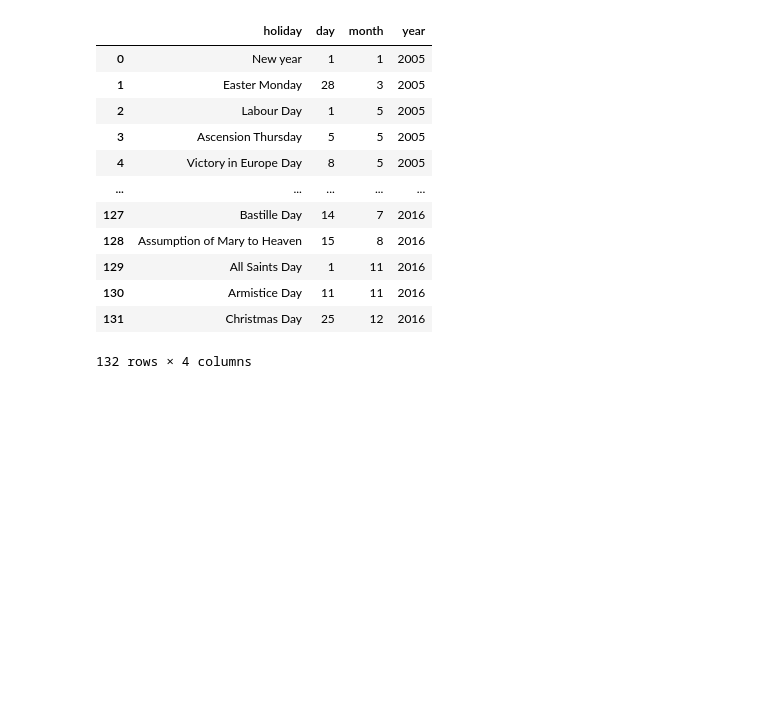
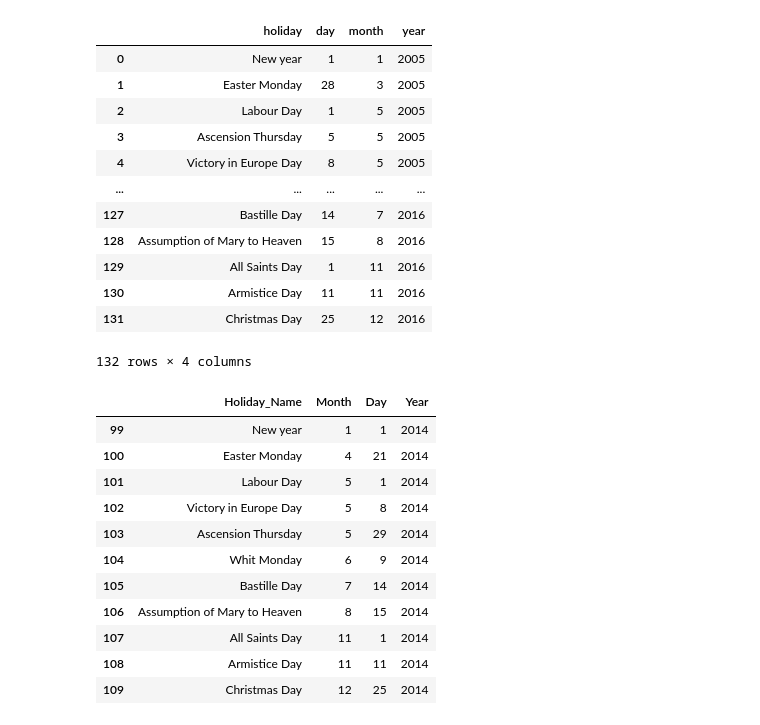
Before and after one commit to TheBlaze1/DataScience, a Jupyter notebook: AccidentsinFrance2005to2016.ipynb, the cells around one changed output. Saved outputs shown, nothing was run; the diff lists cells and outputs as text; code cells hidden in the pictures; blank space fills up the shorter version.

```diff
--- a/AccidentsinFrance2005to2016.ipynb
+++ b/AccidentsinFrance2005to2016.ipynb
@@ -705,4 +708,65 @@ df_holidays
 | 131 | Christmas Day | 25 | 12 | 2016 |
 132 rows × 4 columns
 # %%
-df_holidays_2005 = pd.DataFrame({"Acc_ID", "Month", "Day", "Year"})
+df_holidays_2005 = pd.DataFrame({"Holiday_Name": df_holidays.loc[df_holidays['year'] == 2006, 'holiday'],
+                                 "Month": df_holidays.loc[df_holidays["year"] == 2006, 'month'],
+                                 "Day": df_holidays.loc[df_holidays["year"] == 2006, 'day'],
+                                 "Year": df_holidays.loc[df_holidays["year"] == 2006, 'year']})
+df_holidays_2006 = pd.DataFrame({"Holiday_Name": df_holidays.loc[df_holidays['year'] == 2006, 'holiday'],
+                                 "Month": df_holidays.loc[df_holidays["year"] == 2006, 'month'],
+                                 "Day": df_holidays.loc[df_holidays["year"] == 2006, 'day'],
+                                 "Year": df_holidays.loc[df_holidays["year"] == 2006, 'year']})
+df_holidays_2007 = pd.DataFrame({"Holiday_Name": df_holidays.loc[df_holidays['year'] == 2007, 'holiday'],
+                                 "Month": df_holidays.loc[df_holidays["year"] == 2007, 'month'],
+                                 "Day": df_holidays.loc[df_holidays["year"] == 2007, 'day'],
+                                 "Year": df_holidays.loc[df_holidays["year"] == 2007, 'year']})
+df_holidays_2008 = pd.DataFrame({"Holiday_Name": df_holidays.loc[df_holidays['year'] == 2008, 'holiday'],
+                                 "Month": df_holidays.loc[df_holidays["year"] == 2008, 'month'],
+                                 "Day": df_holidays.loc[df_holidays["year"] == 2008, 'day'],
+                                 "Year": df_holidays.loc[df_holidays["year"] == 2008, 'year']})
+df_holidays_2009 = pd.DataFrame({"Holiday_Name": df_holidays.loc[df_holidays['year'] == 2009, 'holiday'],
+                                 "Month": df_holidays.loc[df_holidays["year"] == 2009, 'month'],
+                                 "Day": df_holidays.loc[df_holidays["year"] == 2009, 'day'],
+                                 "Year": df_holidays.loc[df_holidays["year"] == 2009, 'year']})
+df_holidays_2010 = pd.DataFrame({"Holiday_Name": df_holidays.loc[df_holidays['year'] == 2010, 'holiday'],
+                                 "Month": df_holidays.loc[df_holidays["year"] == 2010, 'month'],
+                                 "Day": df_holidays.loc[df_holidays["year"] == 2010, 'day'],
+                                 "Year": df_holidays.loc[df_holidays["year"] == 2010, 'year']})
+df_holidays_2011 = pd.DataFrame({"Holiday_Name": df_holidays.loc[df_holidays['year'] == 2011, 'holiday'],
+                                 "Month": df_holidays.loc[df_holidays["year"] == 2011, 'month'],
+                                 "Day": df_holidays.loc[df_holidays["year"] == 2011, 'day'],
+                                 "Year": df_holidays.loc[df_holidays["year"] == 2011, 'year']})
+df_holidays_2012 = pd.DataFrame({"Holiday_Name": df_holidays.loc[df_holidays['year'] == 2012, 'holiday'],
+                                 "Month": df_holidays.loc[df_holidays["year"] == 2012, 'month'],
+                                 "Day": df_holidays.loc[df_holidays["year"] == 2012, 'day'],
+                                 "Year": df_holidays.loc[df_holidays["year"] == 2012, 'year']})
+df_holidays_2013 = pd.DataFrame({"Holiday_Name": df_holidays.loc[df_holidays['year'] == 2013, 'holiday'],
+                                 "Month": df_holidays.loc[df_holidays["year"] == 2013, 'month'],
+                                 "Day": df_holidays.loc[df_holidays["year"] == 2013, 'day'],
+                                 "Year": df_holidays.loc[df_holidays["year"] == 2013, 'year']})
+df_holidays_2014 = pd.DataFrame({"Holiday_Name": df_holidays.loc[df_holidays['year'] == 2014, 'holiday'],
+                                 "Month": df_holidays.loc[df_holidays["year"] == 2014, 'month'],
+                                 "Day": df_holidays.loc[df_holidays["year"] == 2014, 'day'],
+                                 "Year": df_holidays.loc[df_holidays["year"] == 2014, 'year']})
+df_holidays_2015 = pd.DataFrame({"Holiday_Name": df_holidays.loc[df_holidays['year'] == 2015, 'holiday'],
+                                 "Month": df_holidays.loc[df_holidays["year"] == 2015, 'month'],
+                                 "Day": df_holidays.loc[df_holidays["year"] == 2015, 'day'],
+                                 "Year": df_holidays.loc[df_holidays["year"] == 2015, 'year']})
+df_holidays_2016 = pd.DataFrame({"Holiday_Name": df_holidays.loc[df_holidays['year'] == 2016, 'holiday'],
+                                 "Month": df_holidays.loc[df_holidays["year"] == 2016, 'month'],
+                                 "Day": df_holidays.loc[df_holidays["year"] == 2016, 'day'],
+                                 "Year": df_holidays.loc[df_holidays["year"] == 2016, 'year']})
+df_holidays_2014
+# %% [output]
+|  | Holiday_Name | Month | Day | Year |
+| 99 | New year | 1 | 1 | 2014 |
+| 100 | Easter Monday | 4 | 21 | 2014 |
+| 101 | Labour Day | 5 | 1 | 2014 |
+| 102 | Victory in Europe Day | 5 | 8 | 2014 |
+| 103 | Ascension Thursday | 5 | 29 | 2014 |
+| 104 | Whit Monday | 6 | 9 | 2014 |
+| 105 | Bastille Day | 7 | 14 | 2014 |
+| 106 | Assumption of Mary to Heaven | 8 | 15 | 2014 |
+| 107 | All Saints Day | 11 | 1 | 2014 |
+| 108 | Armistice Day | 11 | 11 | 2014 |
+| 109 | Christmas Day | 12 | 25 | 2014 |
```
Also changed, not shown: parts of 14 cells of this notebook.
